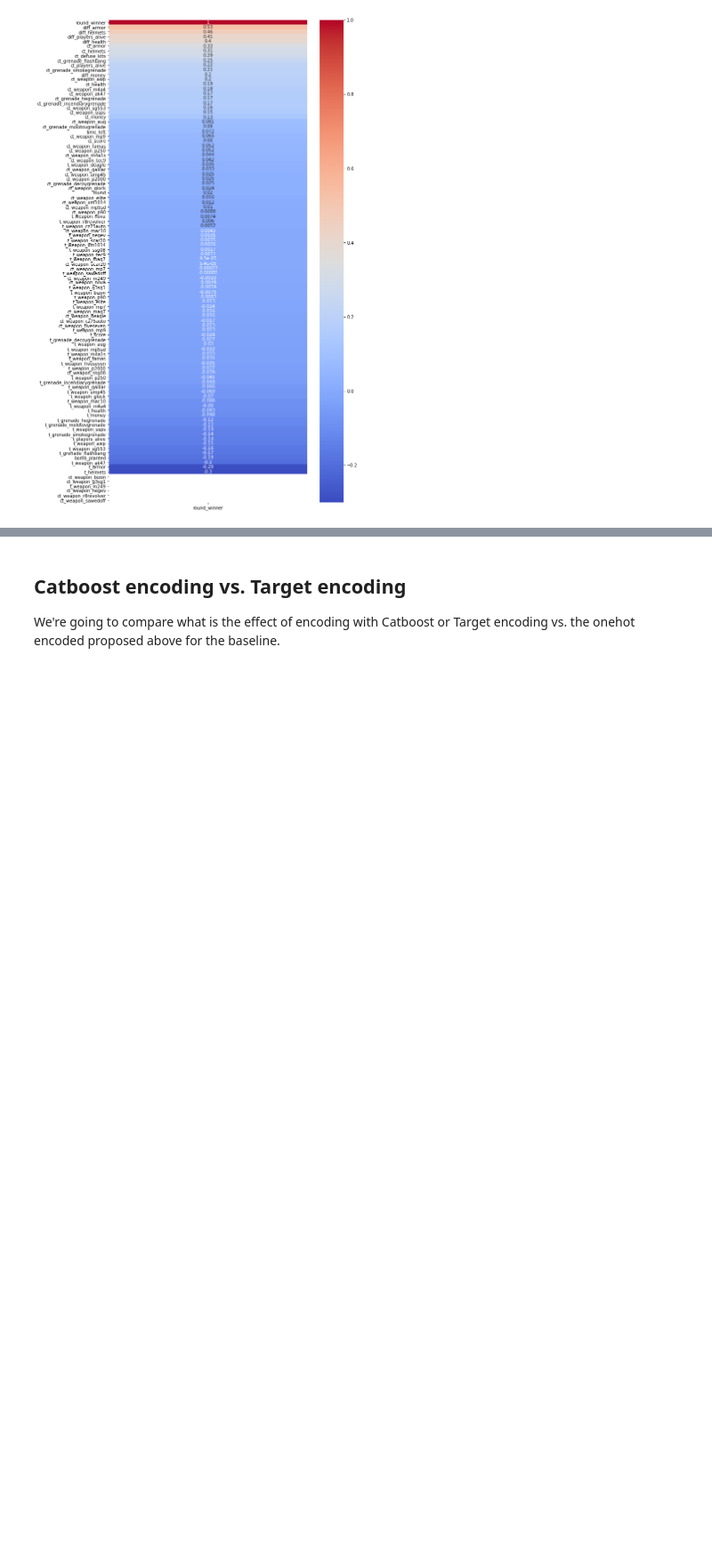
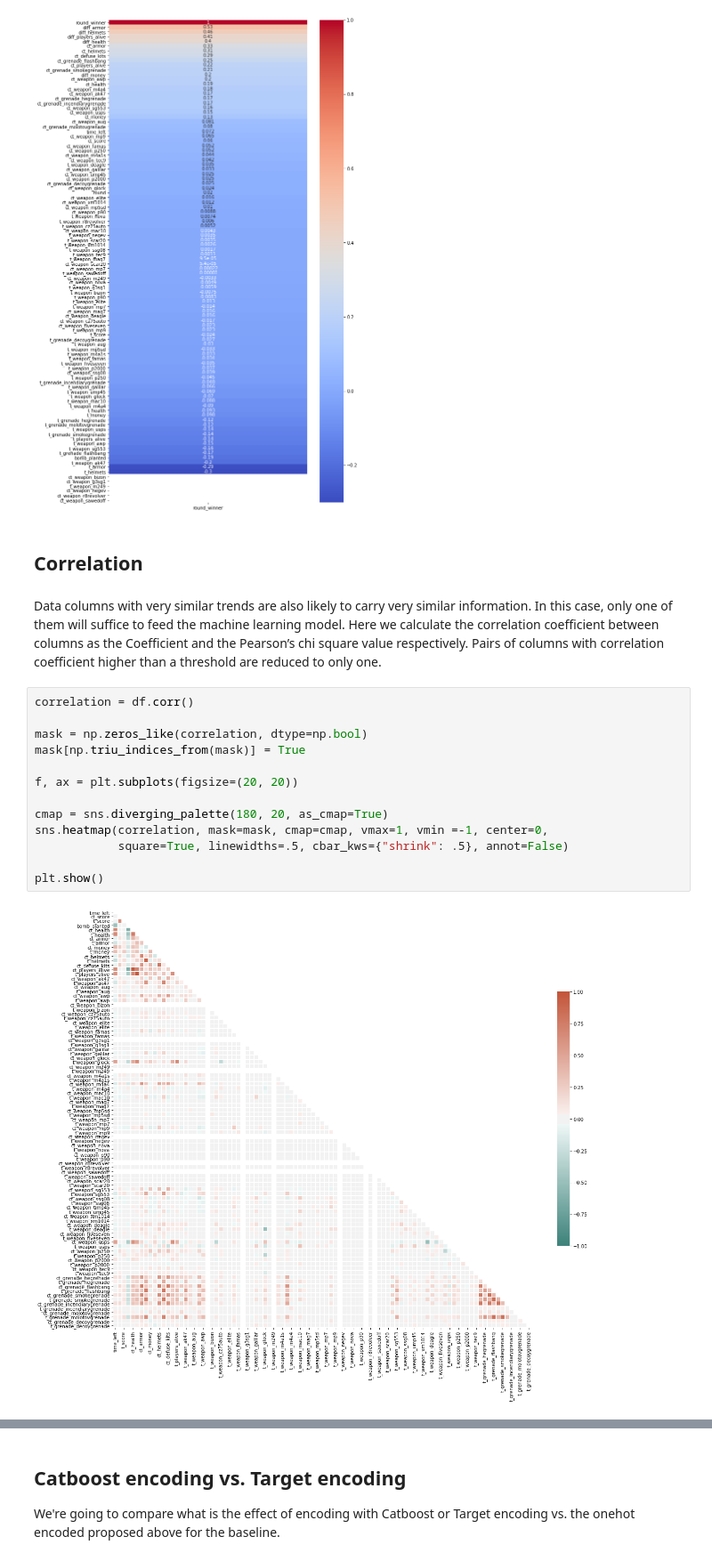
Before and after one commit to jacksomeone-92/ML2_Group_B, a Jupyter notebook: GroupB_CounterStrikeGO.ipynb, the cells around one changed output, grey strips where cells are left out. Shown at 89% size. Saved outputs shown, nothing was run; the diff lists cells and outputs as text; blank space fills up the shorter version.

Commit message:
Feature reduction based on correlation coefficient
proposal on how to select features based on their correlation coefficient

```diff
--- a/GroupB_CounterStrikeGO.ipynb
+++ b/GroupB_CounterStrikeGO.ipynb
@@ -709,3 +713,22 @@ sns.heatmap(covars[['round_winner']].sort_values(by=['round_winner'],ascending =
 # %% [output]
 <matplotlib.axes._subplots.AxesSubplot at 0x...>
 [figure]
+# %% [markdown]
+## Correlation
+# %% [markdown]
+Data columns with very similar trends are also likely to carry very similar information. In this case, only one of them will suffice to feed the machine learning model. Here we calculate the correlation coefficient between columns as the Coefficient and the Pearson’s chi square value respectively. Pairs of columns with correlation coefficient higher than a threshold are reduced to only one.
+# %%
+correlation = df.corr()
+
+mask = np.zeros_like(correlation, dtype=np.bool)
+mask[np.triu_indices_from(mask)] = True
+
+f, ax = plt.subplots(figsize=(20, 20))
+
+cmap = sns.diverging_palette(180, 20, as_cmap=True)
+sns.heatmap(correlation, mask=mask, cmap=cmap, vmax=1, vmin =-1, center=0,
+            square=True, linewidths=.5, cbar_kws={"shrink": .5}, annot=False)
+
+plt.show()
+# %% [output]
+[figure, added]
```
Also changed, not shown: parts of 15 cells of this notebook.
